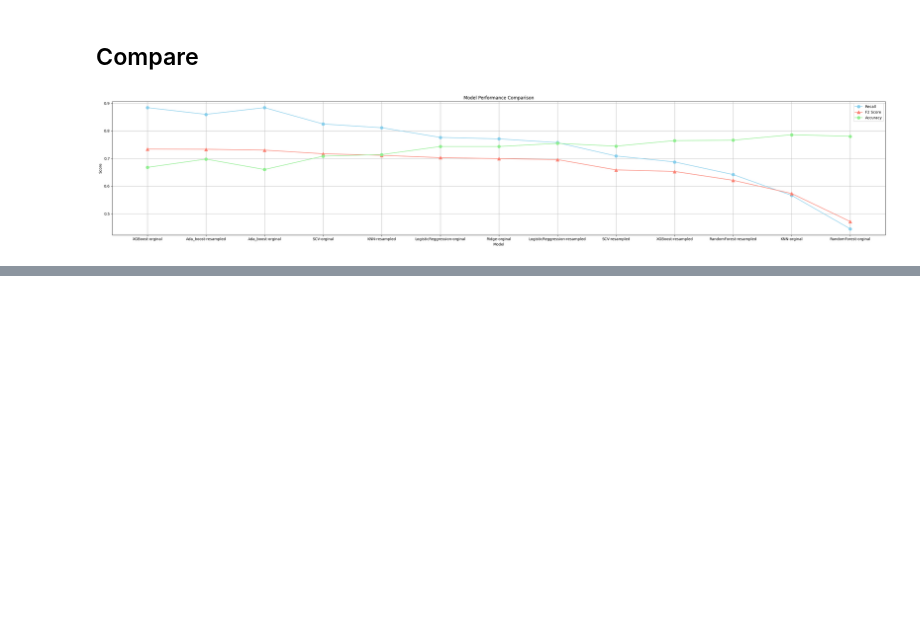
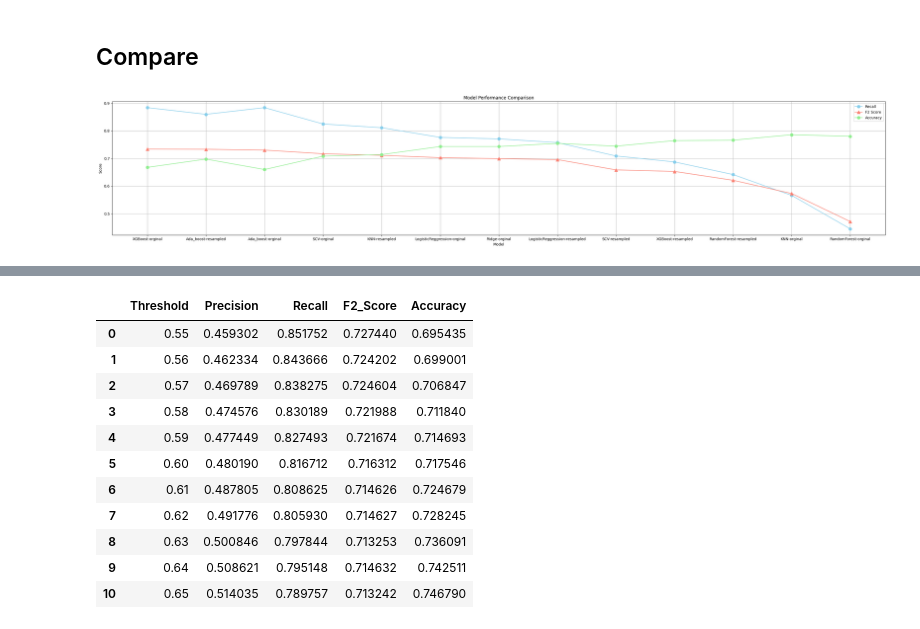
Before and after one commit to SFoad0/Customer-Churn-Prediction, a Jupyter notebook: notebooks/modeling.ipynb, the cells around one changed output, grey strips where cells are left out. Drawn from its saved outputs; the diff is of its cells as text; code cells hidden in the pictures; blank space fills up the shorter version.

```diff
--- a/notebooks/modeling.ipynb
+++ b/notebooks/modeling.ipynb
@@ -492,0 +564,28 @@ plt.show()
+# %%
+y_probs = model.predict_proba(X_test_orginal)[:, 1]
+thresholds = np.arange(0.55, 0.66, 0.01)
+results = []
+
+for thresh in thresholds:
+    y_pred = (y_probs >= thresh).astype(int)
+    precision = precision_score(y_test_orginal, y_pred)
+    recall = recall_score(y_test_orginal, y_pred)
+    f2 = fbeta_score(y_test_orginal, y_pred, beta=2)
+    acc = accuracy_score(y_test_orginal, y_pred)
+    results.append([thresh, precision, recall, f2, acc])
+
+results_df = pd.DataFrame(results, columns=['Threshold', 'Precision', 'Recall', 'F2_Score', 'Accuracy'])
+results_df
+# %% [output]
+|  | Threshold | Precision | Recall | F2_Score | Accuracy |
+| 0 | 0.55 | 0.459302 | 0.851752 | 0.727440 | 0.695435 |
+| 1 | 0.56 | 0.462334 | 0.843666 | 0.724202 | 0.699001 |
+| 2 | 0.57 | 0.469789 | 0.838275 | 0.724604 | 0.706847 |
+| 3 | 0.58 | 0.474576 | 0.830189 | 0.721988 | 0.711840 |
+| 4 | 0.59 | 0.477449 | 0.827493 | 0.721674 | 0.714693 |
+| 5 | 0.60 | 0.480190 | 0.816712 | 0.716312 | 0.717546 |
+| 6 | 0.61 | 0.487805 | 0.808625 | 0.714626 | 0.724679 |
+| 7 | 0.62 | 0.491776 | 0.805930 | 0.714627 | 0.728245 |
+| 8 | 0.63 | 0.500846 | 0.797844 | 0.713253 | 0.736091 |
+| 9 | 0.64 | 0.508621 | 0.795148 | 0.714632 | 0.742511 |
+| 10 | 0.65 | 0.514035 | 0.789757 | 0.713242 | 0.746790 |
```
Also changed, not shown: parts of 6 cells of this notebook.
